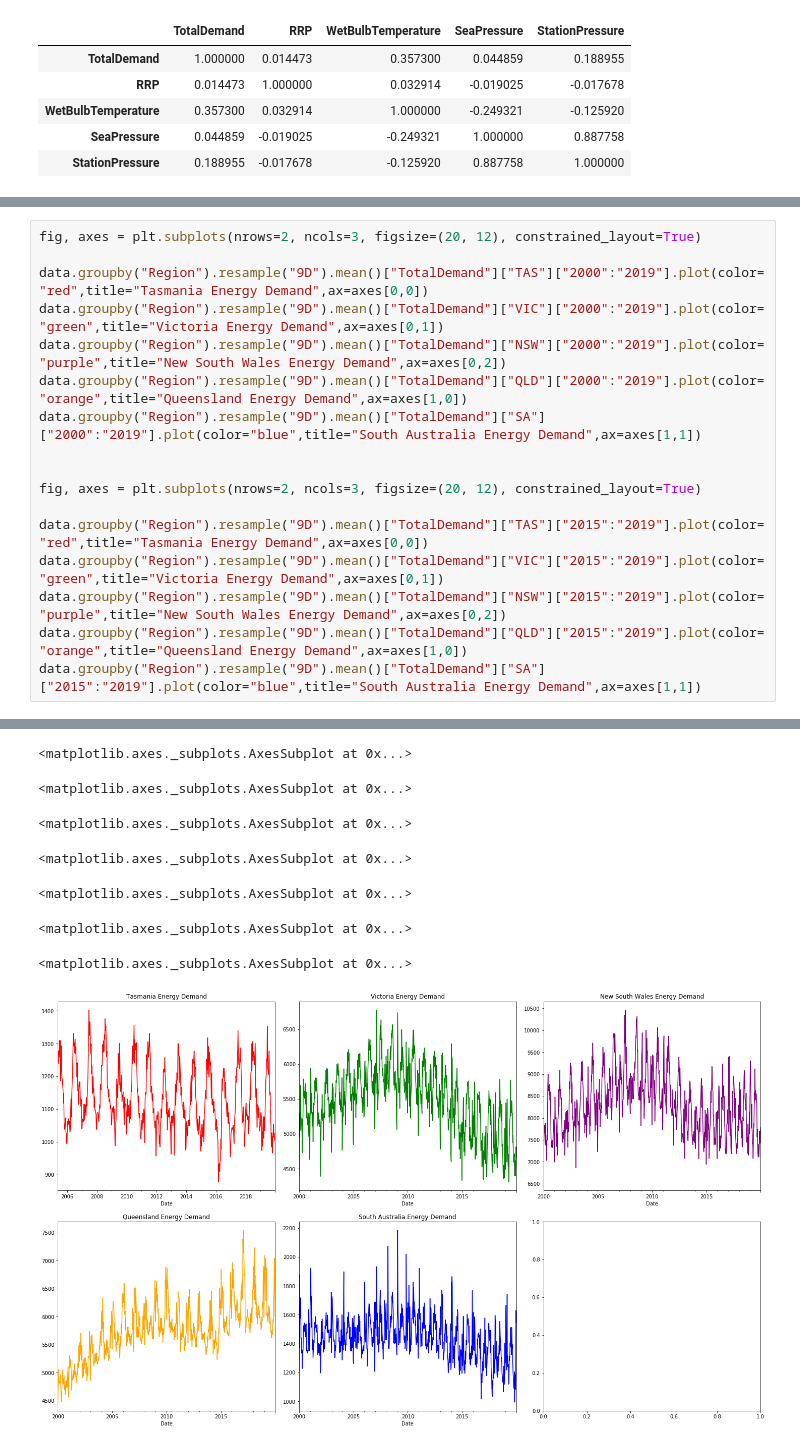
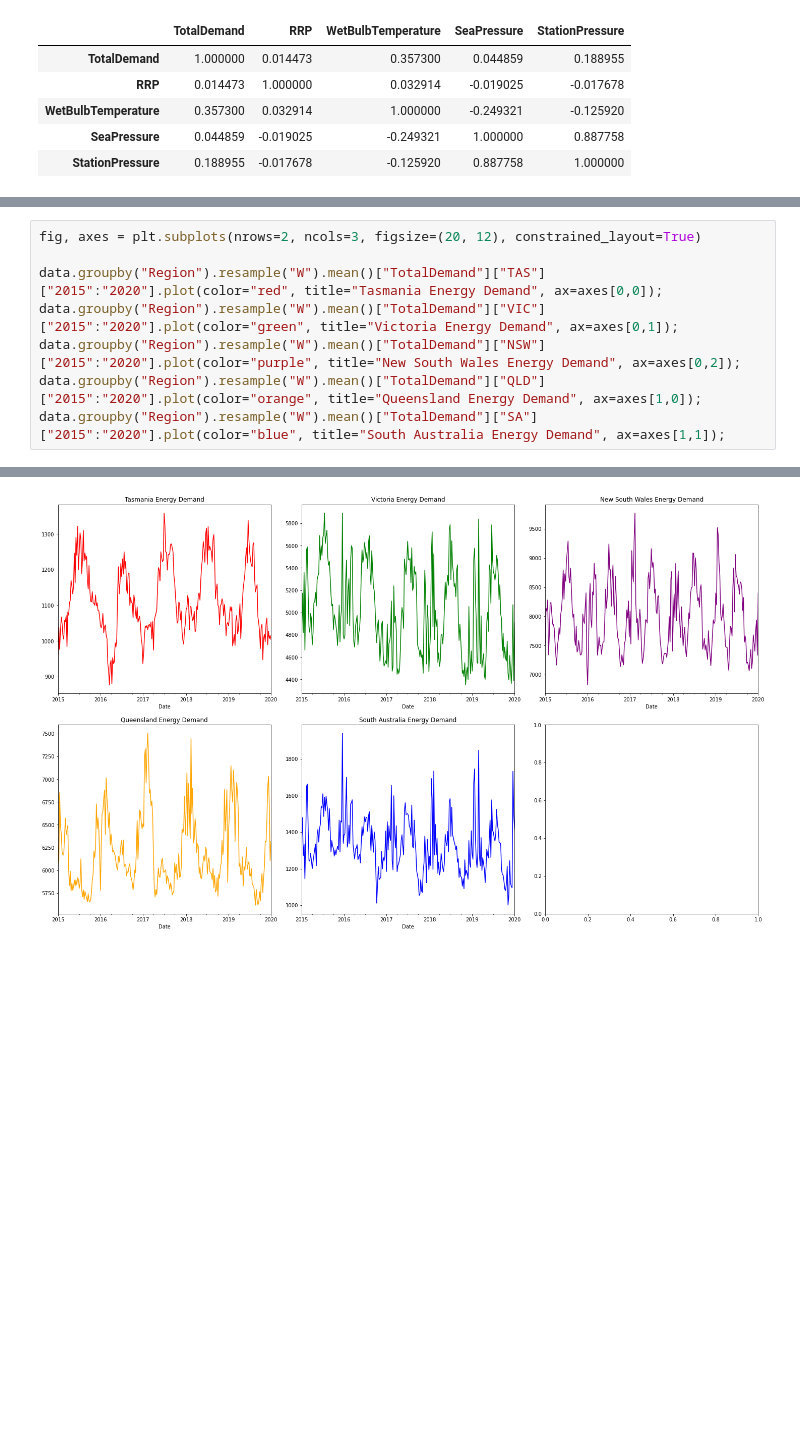
Before and after one commit to KamWithK/Temp2Enrgy, a Jupyter notebook: src/Graphs and Stats.ipynb, the cells around one changed output, grey strips where cells are left out. Drawn from its saved outputs; the diff is of its cells as text; blank space fills up the shorter version.

```diff
--- a/src/Graphs and Stats.ipynb
+++ b/src/Graphs and Stats.ipynb
@@ -105,18 +137,9 @@ data.groupby("Region").resample("Y").mean()["TotalDemand"]["NSW"]["2000":"2019"]
 # %%
 fig, axes = plt.subplots(nrows=2, ncols=3, figsize=(20, 12), constrained_layout=True)
 
-data.groupby("Region").resample("9D").mean()["TotalDemand"]["TAS"]["2000":"2019"].plot(color= "red",title="Tasmania Energy Demand",ax=axes[0,0])
-data.groupby("Region").resample("9D").mean()["TotalDemand"]["VIC"]["2000":"2019"].plot(color= "green",title="Victoria Energy Demand",ax=axes[0,1])
-data.groupby("Region").resample("9D").mean()["TotalDemand"]["NSW"]["2000":"2019"].plot(color= "purple",title="New South Wales Energy Demand",ax=axes[0,2])
-data.groupby("Region").resample("9D").mean()["TotalDemand"]["QLD"]["2000":"2019"].plot(color= "orange",title="Queensland Energy Demand",ax=axes[1,0])
-data.groupby("Region").resample("9D").mean()["TotalDemand"]["SA"]["2000":"2019"].plot(color="blue",title="South Australia Energy Demand",ax=axes[1,1])
-
-
-fig, axes = plt.subplots(nrows=2, ncols=3, figsize=(20, 12), constrained_layout=True)
-
-data.groupby("Region").resample("9D").mean()["TotalDemand"]["TAS"]["2015":"2019"].plot(color= "red",title="Tasmania Energy Demand",ax=axes[0,0])
-data.groupby("Region").resample("9D").mean()["TotalDemand"]["VIC"]["2015":"2019"].plot(color= "green",title="Victoria Energy Demand",ax=axes[0,1])
-data.groupby("Region").resample("9D").mean()["TotalDemand"]["NSW"]["2015":"2019"].plot(color= "purple",title="New South Wales Energy Demand",ax=axes[0,2])
-data.groupby("Region").resample("9D").mean()["TotalDemand"]["QLD"]["2015":"2019"].plot(color= "orange",title="Queensland Energy Demand",ax=axes[1,0])
-data.groupby("Region").resample("9D").mean()["TotalDemand"]["SA"]["2015":"2019"].plot(color="blue",title="South Australia Energy Demand",ax=axes[1,1])
+data.groupby("Region").resample("W").mean()["TotalDemand"]["TAS"]["2015":"2020"].plot(color="red", title="Tasmania Energy Demand", ax=axes[0,0]);
+data.groupby("Region").resample("W").mean()["TotalDemand"]["VIC"]["2015":"2020"].plot(color="green", title="Victoria Energy Demand", ax=axes[0,1]);
+data.groupby("Region").resample("W").mean()["TotalDemand"]["NSW"]["2015":"2020"].plot(color="purple", title="New South Wales Energy Demand", ax=axes[0,2]);
+data.groupby("Region").resample("W").mean()["TotalDemand"]["QLD"]["2015":"2020"].plot(color="orange", title="Queensland Energy Demand", ax=axes[1,0]);
+data.groupby("Region").resample("W").mean()["TotalDemand"]["SA"]["2015":"2020"].plot(color="blue", title="South Australia Energy Demand", ax=axes[1,1]);
 # %% [output]
@@ -126,8 +146 @@ data.groupby("Region").resample("9D").mean()["TotalDemand"]["SA"]["2015":"2019"]
-<matplotlib.axes._subplots.AxesSubplot at 0x...>
-<matplotlib.axes._subplots.AxesSubplot at 0x...>
-<matplotlib.axes._subplots.AxesSubplot at 0x...>
-<matplotlib.axes._subplots.AxesSubplot at 0x...>
-<matplotlib.axes._subplots.AxesSubplot at 0x...>
-<matplotlib.axes._subplots.AxesSubplot at 0x...>
-<matplotlib.axes._subplots.AxesSubplot at 0x...>
-[figure, old version]
+[figure, new version]
```
Also changed, not shown: parts of 32 cells of this notebook, 2 other files.
